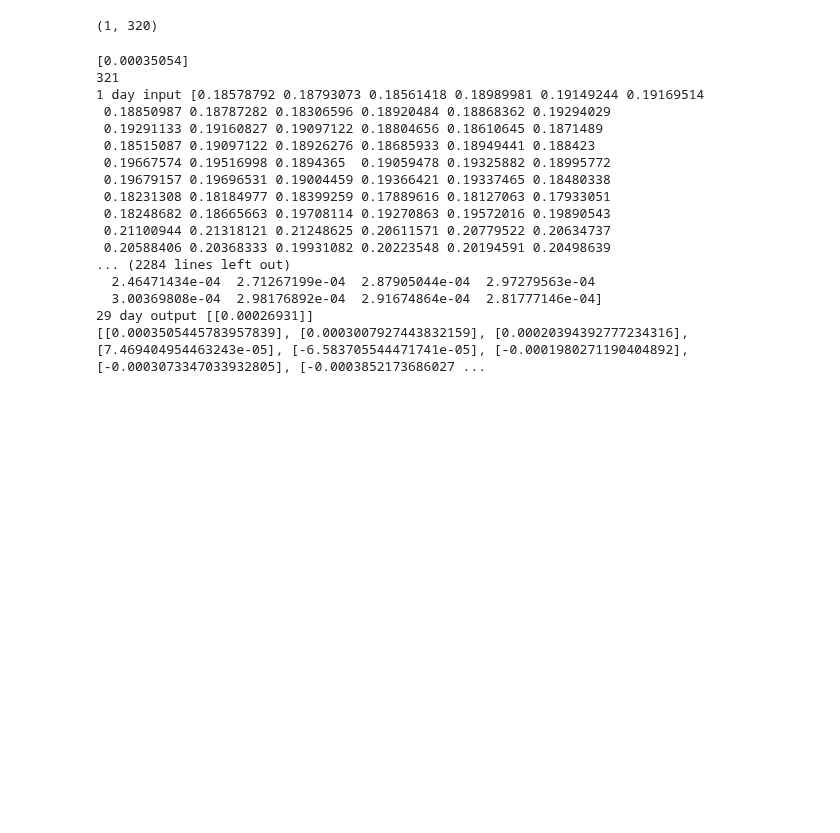
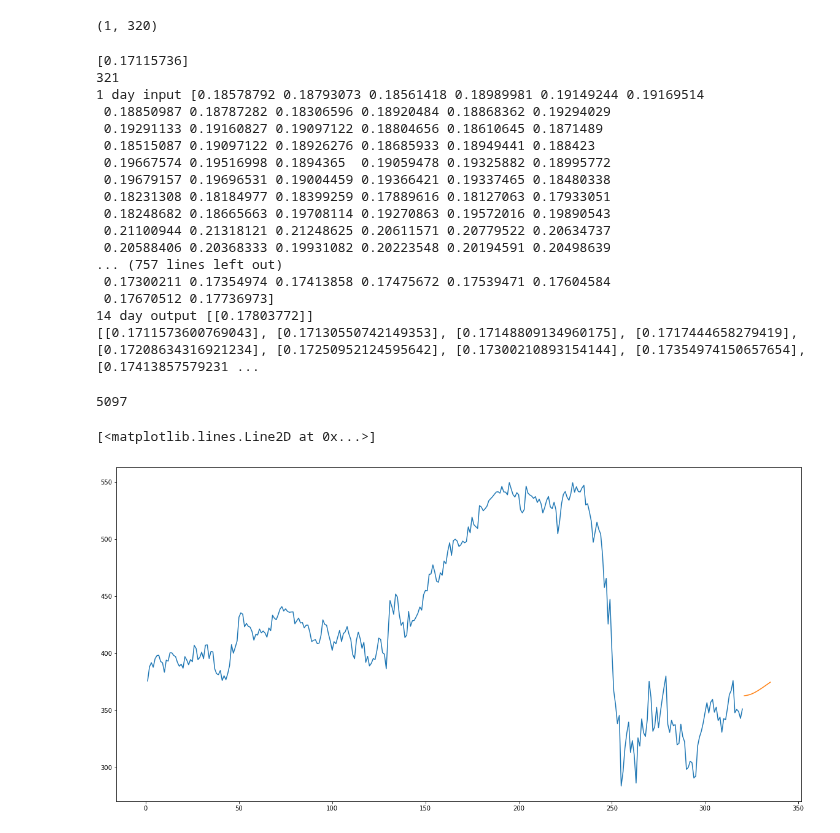
Before and after one commit to taniya25/Stock-Market-Price-Prediction, a Jupyter notebook: Stockpredict1.ipynb, the cells around one changed output. Saved outputs shown, nothing was run; the diff lists cells and outputs as text; code cells hidden in the pictures; blank space fills up the shorter version.

```diff
--- a/Stockpredict1.ipynb
+++ b/Stockpredict1.ipynb
@@ -205,7 +205,7 @@ from numpy import array
 lst_output=[]
 n_steps=320
 i=0
-while(i<30):
+while(i<15):
 
     if(len(temp_input)>320):
         #print(temp_input)
@@ -233,7 +233,7 @@ while(i<30):
 
 print(lst_output)
 # %% [output]
-[0.00035054]
+[0.17115736]
 321
 1 day input [0.18578792 0.18793073 0.18561418 0.18989981 0.19149244 0.19169514
  0.18850987 0.18787282 0.18306596 0.18920484 0.18868362 0.19294029
@@ -245,8 +245,22 @@ print(lst_output)
  0.18248682 0.18665663 0.19708114 0.19270863 0.19572016 0.19890543
  0.21100944 0.21318121 0.21248625 0.20611571 0.20779522 0.20634737
  0.20588406 0.20368333 0.19931082 0.20223548 0.20194591 0.20498639
-... (2284 lines left out)
-  2.46471434e-04  2.71267199e-04  2.87905044e-04  2.97279563e-04
-  3.00369808e-04  2.98176892e-04  2.91674864e-04  2.81777146e-04]
-29 day output [[0.00026931]]
-[[0.0003505445783957839], [0.0003007927443832159], [0.00020394392777234316], [7.469404954463243e-05], [-6.583705544471741e-05], [-0.0001980271190404892], [-0.0003073347033932805], [-0.0003852173686027 ...
+... (757 lines left out)
+ 0.17300211 0.17354974 0.17413858 0.17475672 0.17539471 0.17604584
+ 0.17670512 0.17736973]
+14 day output [[0.17803772]]
+[[0.1711573600769043], [0.17130550742149353], [0.17148809134960175], [0.1717444658279419], [0.17208634316921234], [0.17250952124595642], [0.17300210893154144], [0.17354974150657654], [0.17413857579231 ...
+# %%
+day_new=np.arange(1,321)
+day_pred=np.arange(321,336)
+# %%
+len(df1)
+# %% [output]
+5097
+# %%
+
+plt.plot(day_new,scaler.inverse_transform(df1[4777:]))
+plt.plot(day_pred,scaler.inverse_transform(lst_output))
+# %% [output]
+[<matplotlib.lines.Line2D at 0x...>]
+[figure, added]
```
Also changed, not shown: parts of 9 cells of this notebook.
